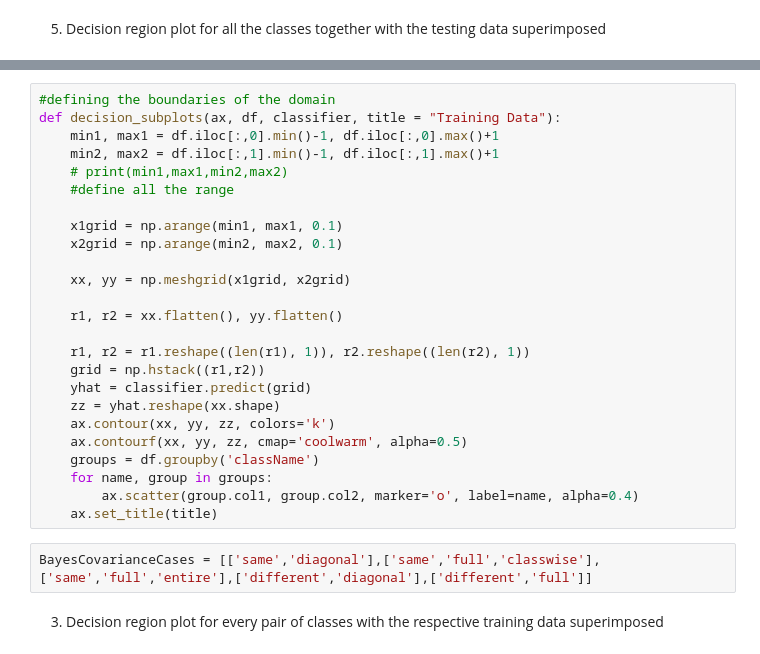
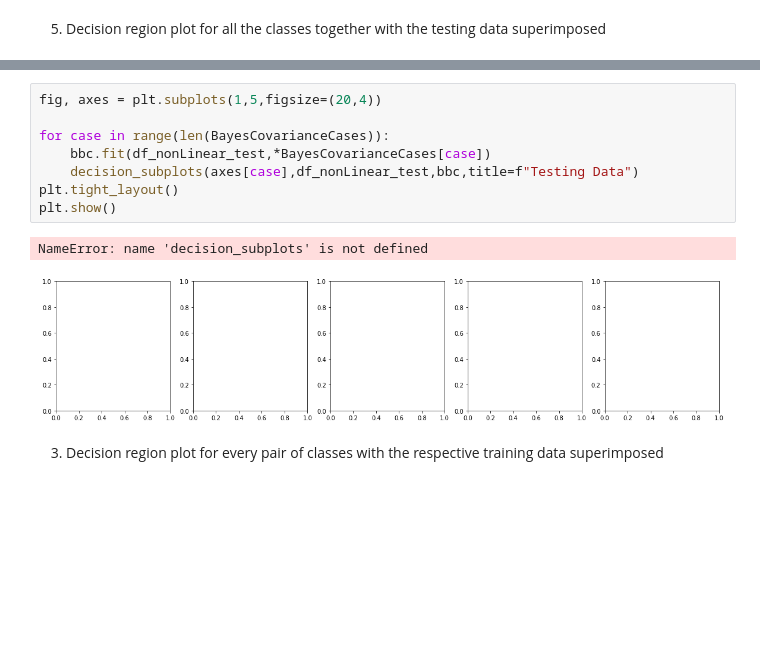
Before and after one commit to amankushwaha25/CS401-IML-Assignment, a Jupyter notebook: NonLinearSeparable.ipynb, the cells around one changed output, grey strips where cells are left out. Drawn from its saved outputs; the diff is of its cells as text; blank space fills up the shorter version.

```diff
--- a/NonLinearSeparable.ipynb
+++ b/NonLinearSeparable.ipynb
@@ -487,30 +351,14 @@ decision_plot(df_nonLinear_test, bbc, title="Testing Data")
-# %%
-#defining the boundaries of the domain
-def decision_subplots(ax, df, classifier, title = "Training Data"):
-    min1, max1 = df.iloc[:,0].min()-1, df.iloc[:,0].max()+1
-    min2, max2 = df.iloc[:,1].min()-1, df.iloc[:,1].max()+1
-    # print(min1,max1,min2,max2)
-    #define all the range
-
-    x1grid = np.arange(min1, max1, 0.1)
-    x2grid = np.arange(min2, max2, 0.1)
-
-    xx, yy = np.meshgrid(x1grid, x2grid)
-
-    r1, r2 = xx.flatten(), yy.flatten()
-
-    r1, r2 = r1.reshape((len(r1), 1)), r2.reshape((len(r2), 1))
-    grid = np.hstack((r1,r2))
-    yhat = classifier.predict(grid)
-    zz = yhat.reshape(xx.shape)
-    ax.contour(xx, yy, zz, colors='k')
-    ax.contourf(xx, yy, zz, cmap='coolwarm', alpha=0.5)
-    groups = df.groupby('className')
-    for name, group in groups:
-        ax.scatter(group.col1, group.col2, marker='o', label=name, alpha=0.4)
-    ax.set_title(title)
-# %%
-BayesCovarianceCases = [['same','diagonal'],['same','full','classwise'],['same','full','entire'],['different','diagonal'],['different','full']]
+# %%
+fig, axes = plt.subplots(1,5,figsize=(20,4))
+
+for case in range(len(BayesCovarianceCases)):
+    bbc.fit(df_nonLinear_test,*BayesCovarianceCases[case])
+    decision_subplots(axes[case],df_nonLinear_test,bbc,title=f"Testing Data")
+plt.tight_layout()
+plt.show()
+# %% [output]
+NameError: name 'decision_subplots' is not defined
+[figure, added]
 # %% [markdown]
 3. Decision  region  plot  for  every  pair  of  classes  with  the  respective  training  data
 superimposed
```
Also changed, not shown: parts of 17 cells of this notebook, 4 other files.
